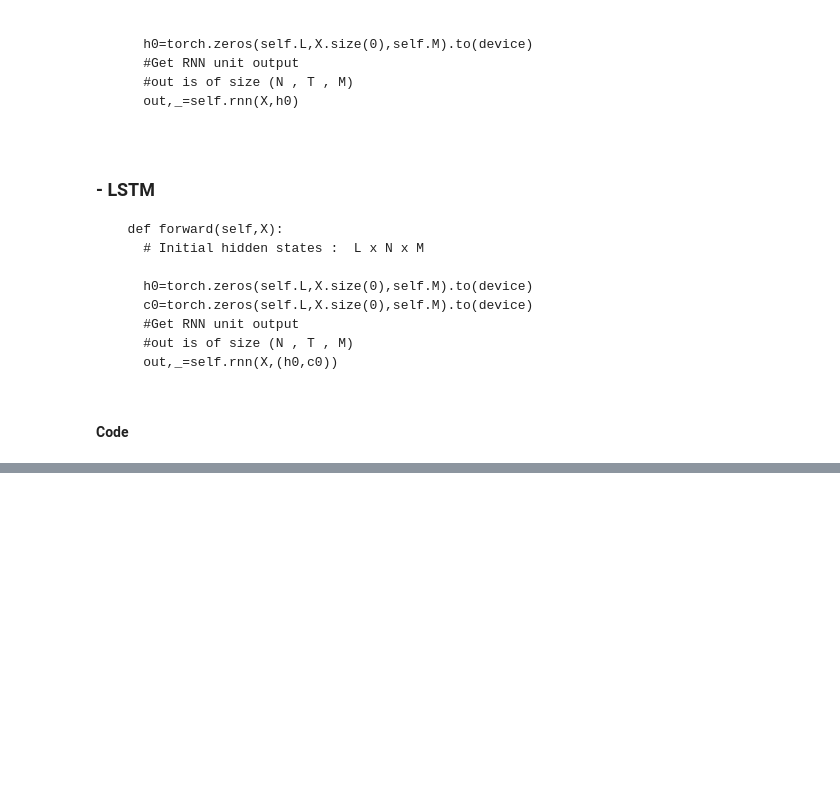
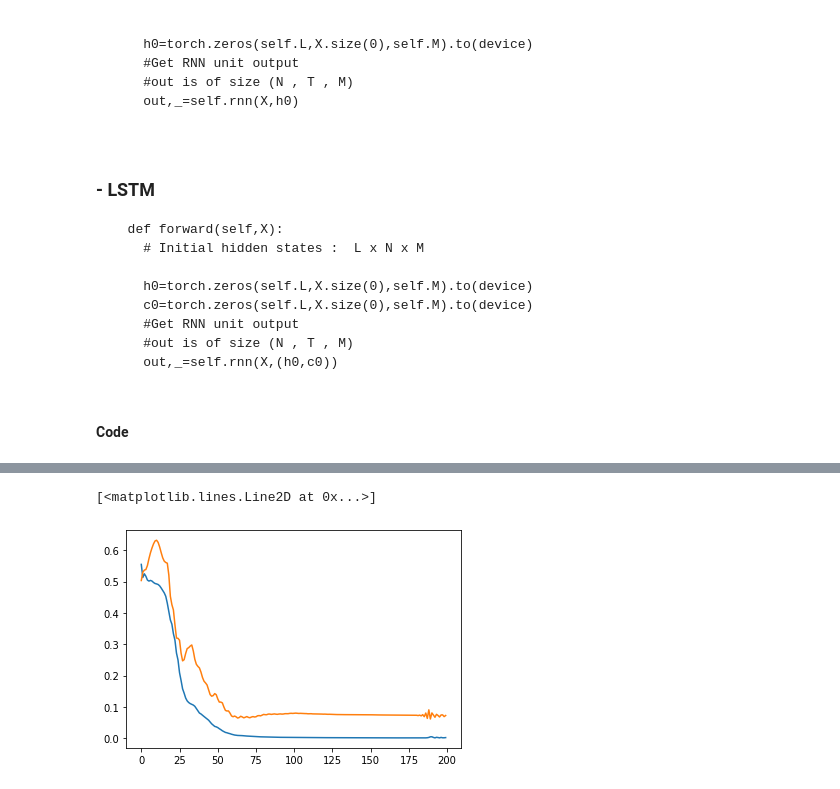
Before and after one commit to RiseAboveAll/PYTORCH_Learning, a Jupyter notebook: RNN.ipynb, the cells around one changed output, grey strips where cells are left out. Saved outputs shown, nothing was run; the diff lists cells and outputs as text; code cells hidden in the pictures; blank space fills up the shorter version.

```diff
--- a/RNN.ipynb
+++ b/RNN.ipynb
@@ -636,0 +692,35 @@ series=np.sin((.1*np.arrange(400))**2)
+# %%
+X_train=torch.from_numpy(X[:-N//2].astype(np.float32))
+y_train=torch.from_numpy(Y[:-N//2].astype(np.float32))
+X_test=torch.from_numpy(X[-N//2:].astype(np.float32))
+y_test=torch.from_numpy(Y[-N//2:].astype(np.float32))
+# %%
+def full_gd(model,criterion,optimizer,X_train,y_train,X_test,y_test,epochs=200):
+  train_losses=np.zeros(epochs)
+  test_losses=np.zeros(epochs)
+  for it in range(epochs):
+    #t0=datetime.now()
+
+    optimizer.zero_grad()
+
+    #Forward Pass
+    outputs=model(X_train)
+    loss=criterion(outputs,y_train)
+    #Bacward Pass
+    loss.backward()
+    #Perform single optmization step
+    optimizer.step()
+    #Training Loss
+    train_losses[it]=loss.item()
+    #Test Loss
+    test_output=model(X_test)
+    test_loss=criterion(test_output,y_test)
+    test_losses[it]=test_loss.item()
+
+    print(f'Epoch {it+1}/{epochs} , Train Loss : {loss.item() : .4f},  Test Loss : {test_loss.item() : .4f}')
+  return train_losses,test_losses
+# %%
+X_train,y_train=X_train.to(device),y_train.to(device)
+X_test,y_test=X_test.to(device),y_test.to(device)
+# %%
+train_losses,test_losses=full_gd(model, criterion,optimizer,X_train,y_train,X_test,y_test)
@@ -636,0 +745,6 @@ series=np.sin((.1*np.arrange(400))**2)
+# %%
+plt.plot(train_losses,label="train losses")
+plt.plot(test_losses,label="test losses")
+# %% [output]
+[<matplotlib.lines.Line2D at 0x...>]
+[figure, added]
```
Also changed, not shown: parts of 8 cells of this notebook.
